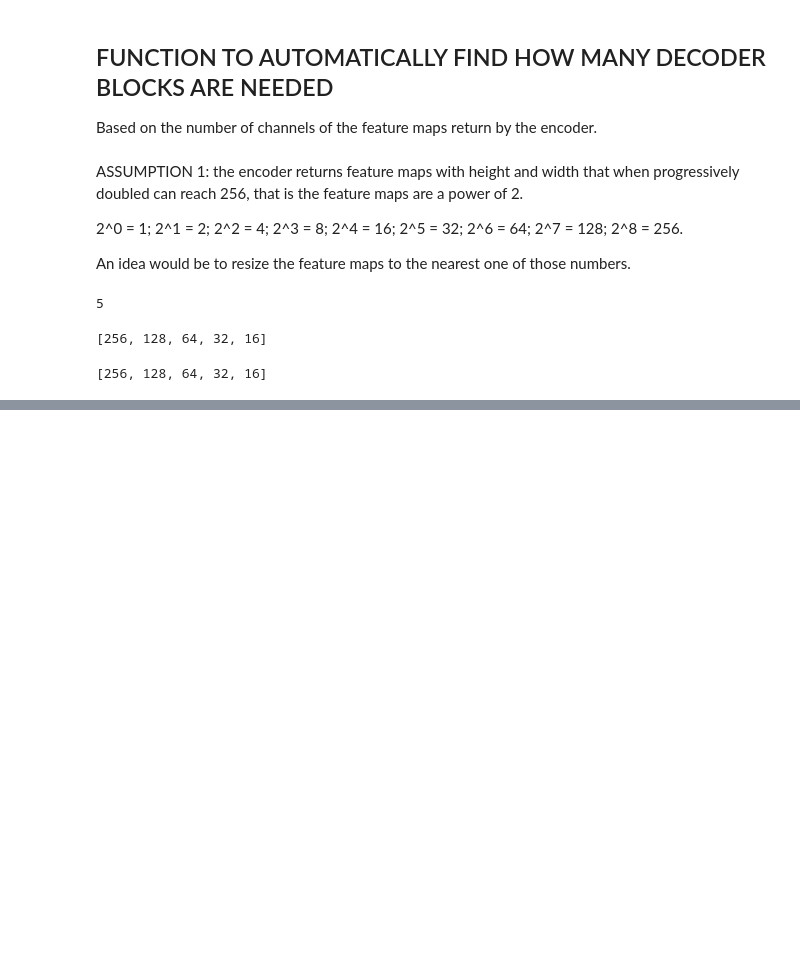
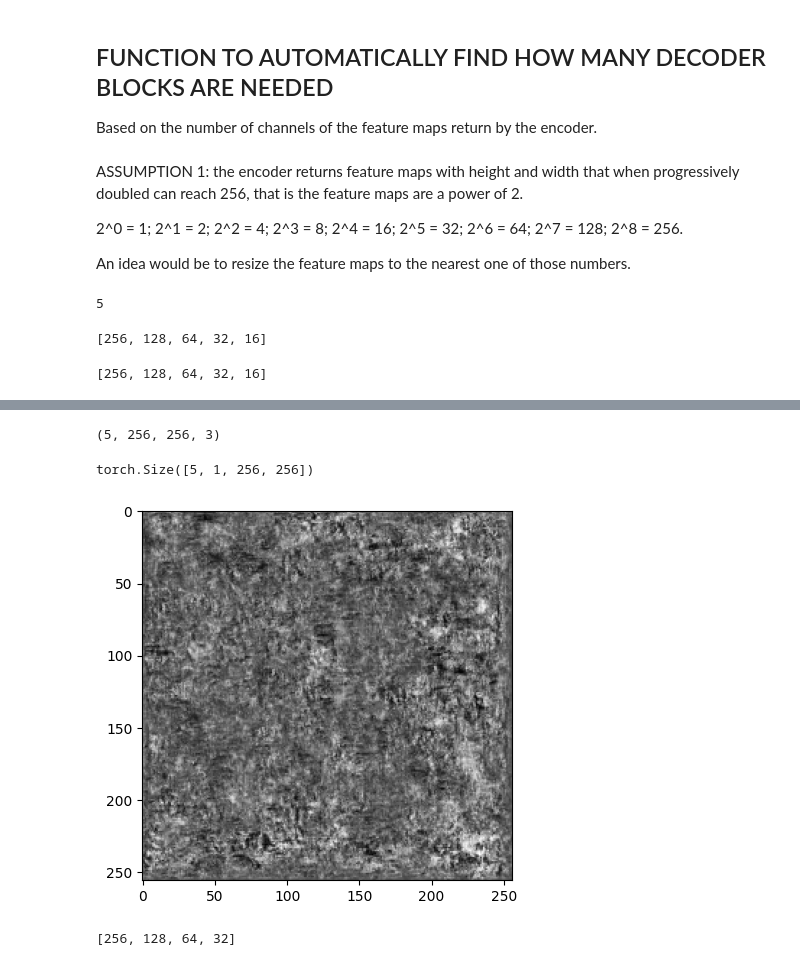
Before and after one commit to gptrapletti/cpath-transfer-learning, a Jupyter notebook: 01_nb.ipynb, the cells around one changed output, grey strips where cells are left out. Drawn from its saved outputs; the diff is of its cells as text; code cells hidden in the pictures; blank space fills up the shorter version.

```diff
--- a/01_nb.ipynb
+++ b/01_nb.ipynb
@@ -388,0 +393,23 @@ find_channel_progression2(input.shape[-1], input.shape[1])
+# %%
+images[:5].shape
+# %% [output]
+(5, 256, 256, 3)
+# %%
+input = torch.tensor(images[:5].transpose(0, 3, 1, 2)) / 255.
+# %%
+model = SegResNet(ckpt_path=cfg['pretrained_model_path'], pruning=3)
+# %%
+# input = torch.rand((32, 3, 256, 256))
+output = model(input)
+output.shape
+# %% [output]
+torch.Size([5, 1, 256, 256])
+# %%
+plt.imshow(output.detach().numpy().transpose(0, 2, 3, 1)[0, ...], cmap='gray')
+plt.show()
+# %% [output]
+[figure, added]
+# %%
+model.channel_progression
+# %% [output]
+[256, 128, 64, 32]
```
Also changed, not shown: parts of 2 cells of this notebook, 2 other files.
